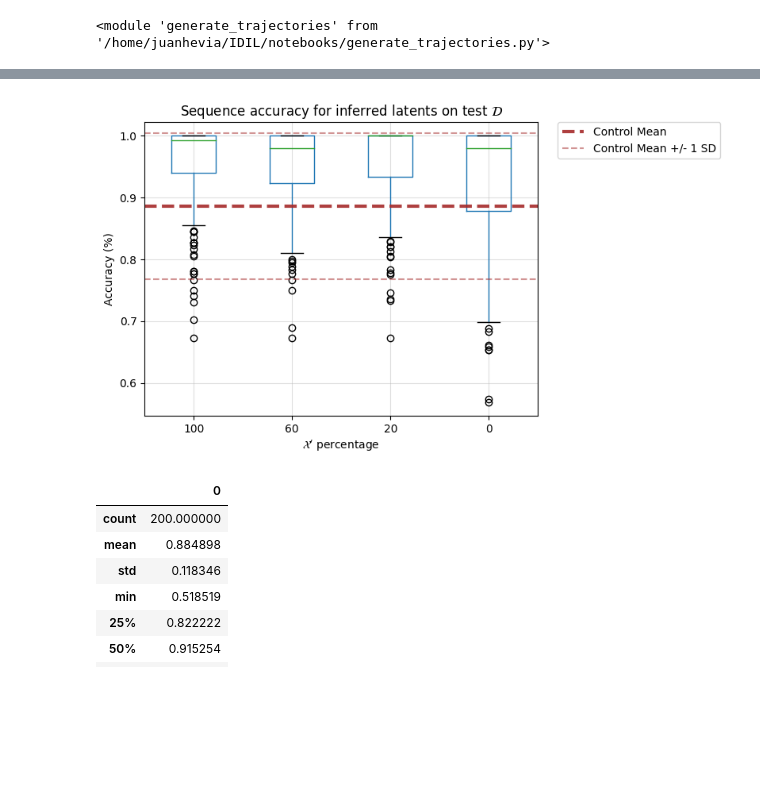
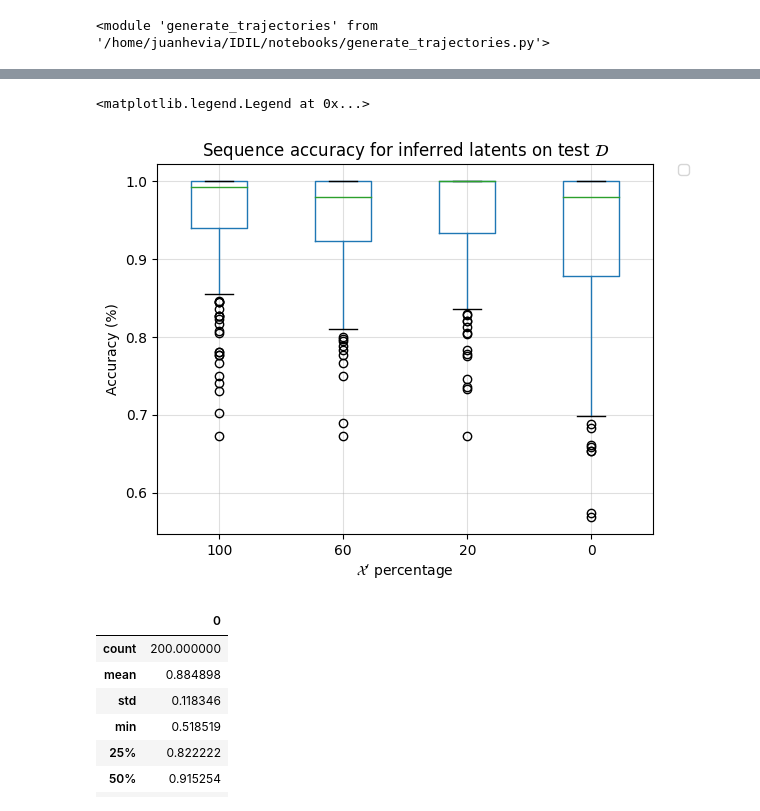
Before and after one commit to unhelkarlab/IDIL, a Jupyter notebook: notebooks/12_comparison_extra_synth_trajs.ipynb, the cells around one changed output, grey strips where cells are left out. Drawn from its saved outputs; the diff is of its cells as text; code cells hidden in the pictures; blank space fills up the shorter version.

```diff
--- a/notebooks/12_comparison_extra_synth_trajs.ipynb
+++ b/notebooks/12_comparison_extra_synth_trajs.ipynb
@@ -411,10 +494,10 @@ accs_by_k_control = nb_utils.compute_accuracy_by_kval(test_data=test_data, agent
 # %%
 nb_utils.plot_sequence_accuracy_boxplot(accs_by_k)
 # add benchmark with control mean
-plt.gca().axhline(y=np.mean(accs_by_k_control[0]), color='brown', linestyle='--', alpha=0.9, lw=3, label="Control Mean")
-# add standard deviation
-plt.gca().axhline(y=np.mean(accs_by_k_control[0]) + np.std(accs_by_k_control[0]), color='brown', linestyle='--', alpha=0.5, label="Control Mean +/- 1 SD")
-plt.gca().axhline(y=np.mean(accs_by_k_control[0]) - np.std(accs_by_k_control[0]), color='brown', linestyle='--', alpha=0.5)
+# plt.gca().axhline(y=np.mean(accs_by_k_control[0]), color='brown', linestyle='--', alpha=0.9, lw=3, label="Control Mean")
+# # add standard deviation
+# plt.gca().axhline(y=np.mean(accs_by_k_control[0]) + np.std(accs_by_k_control[0]), color='brown', linestyle='--', alpha=0.5, label="Control Mean +/- 1 SD")
+# plt.gca().axhline(y=np.mean(accs_by_k_control[0]) - np.std(accs_by_k_control[0]), color='brown', linestyle='--', alpha=0.5)
 plt.gca().grid(alpha=0.4)
 plt.gca().legend(bbox_to_anchor=(1.05, 1), loc='upper left', borderaxespad=0.)
 # %% [output]
@@ -422,4 +505,5 @@ plt.gca().legend(bbox_to_anchor=(1.05, 1), loc='upper left', borderaxespad=0.)
+<matplotlib.legend.Legend at 0x...>
-[figure, old version]
+[figure, new version]
 # %%
 pd.DataFrame(accs_by_k_control).describe()
 # %% [output]
```
Also changed, not shown: parts of 14 cells of this notebook.
